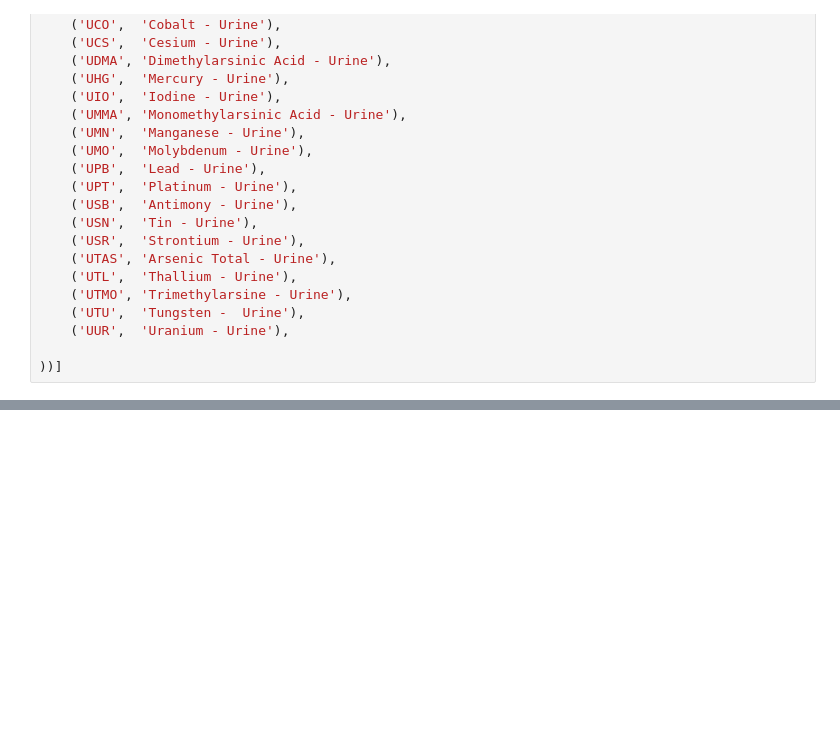
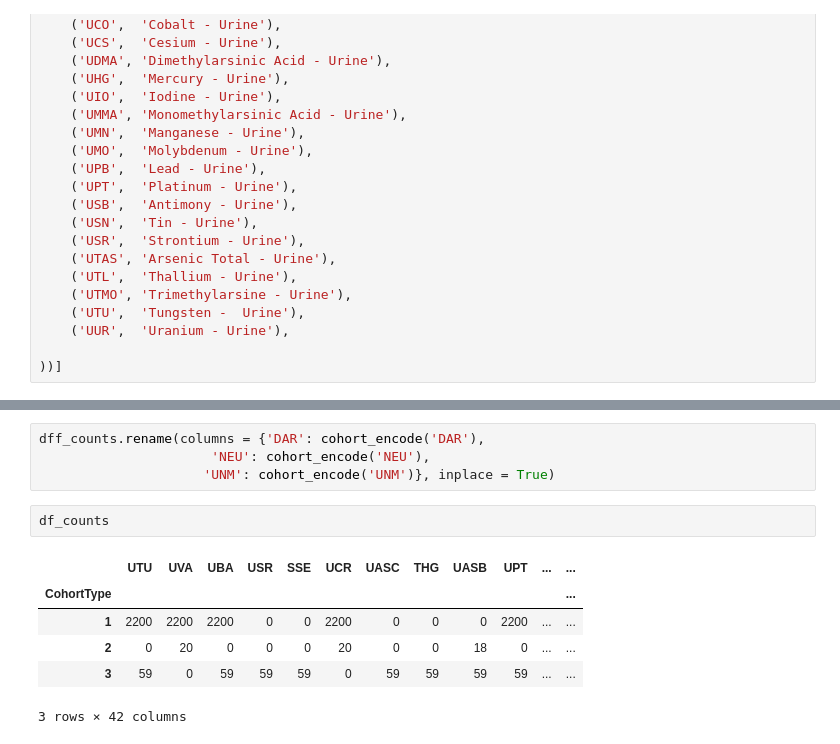
Before and after one commit to agostini01/harmonization-website, a Jupyter notebook: cohorts_proj/jupyter/viztest harmonization.ipynb, the cells around one changed output, grey strips where cells are left out. Saved outputs shown, nothing was run; the diff lists cells and outputs as text; blank space fills up the shorter version.

```diff
--- a/cohorts_proj/jupyter/viztest harmonization.ipynb
+++ b/cohorts_proj/jupyter/viztest harmonization.ipynb
@@ -275,3 +272,16 @@ Index(['PIN_Patient', 'TimePeriod', 'Member_c', 'Outcome', 'Outcome_weeks',
+# %%
+dff_counts.rename(columns = {'DAR': cohort_encode('DAR'),
+                      'NEU': cohort_encode('NEU'),
+                     'UNM': cohort_encode('UNM')}, inplace = True)
+# %%
+df_counts
+# %% [output]
+|  | UTU | UVA | UBA | USR | SSE | UCR | UASC | THG | UASB | UPT | ... | ... |
+| CohortType |  |  |  |  |  |  |  |  |  |  |  | ... |
+| 1 | 2200 | 2200 | 2200 | 0 | 0 | 2200 | 0 | 0 | 0 | 2200 | ... | ... |
+| 2 | 0 | 20 | 0 | 0 | 0 | 20 | 0 | 0 | 18 | 0 | ... | ... |
+| 3 | 59 | 0 | 59 | 59 | 59 | 0 | 59 | 59 | 59 | 59 | ... | ... |
+3 rows × 42 columns
 # %%
 import matplotlib.pyplot as plt
 import seaborn as sns
```
Also changed, not shown: parts of 17 cells of this notebook.
